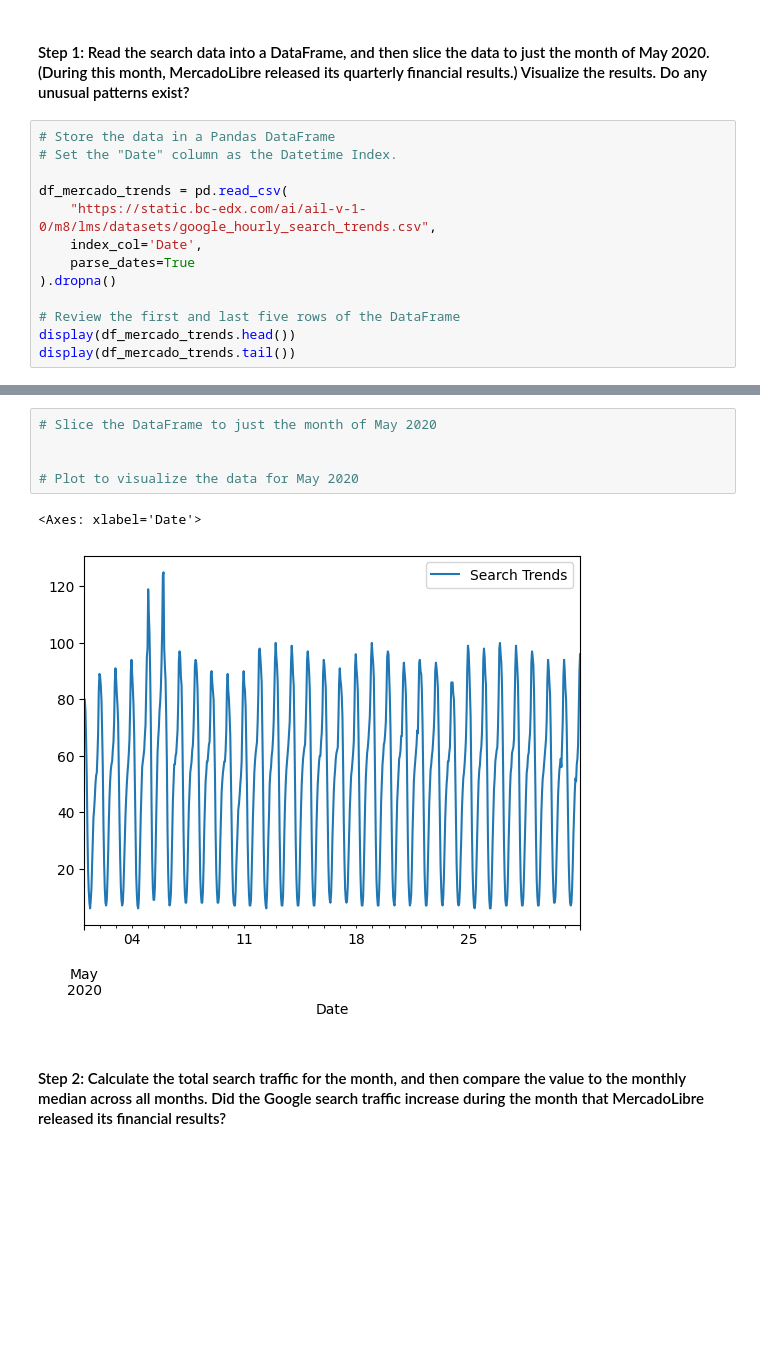
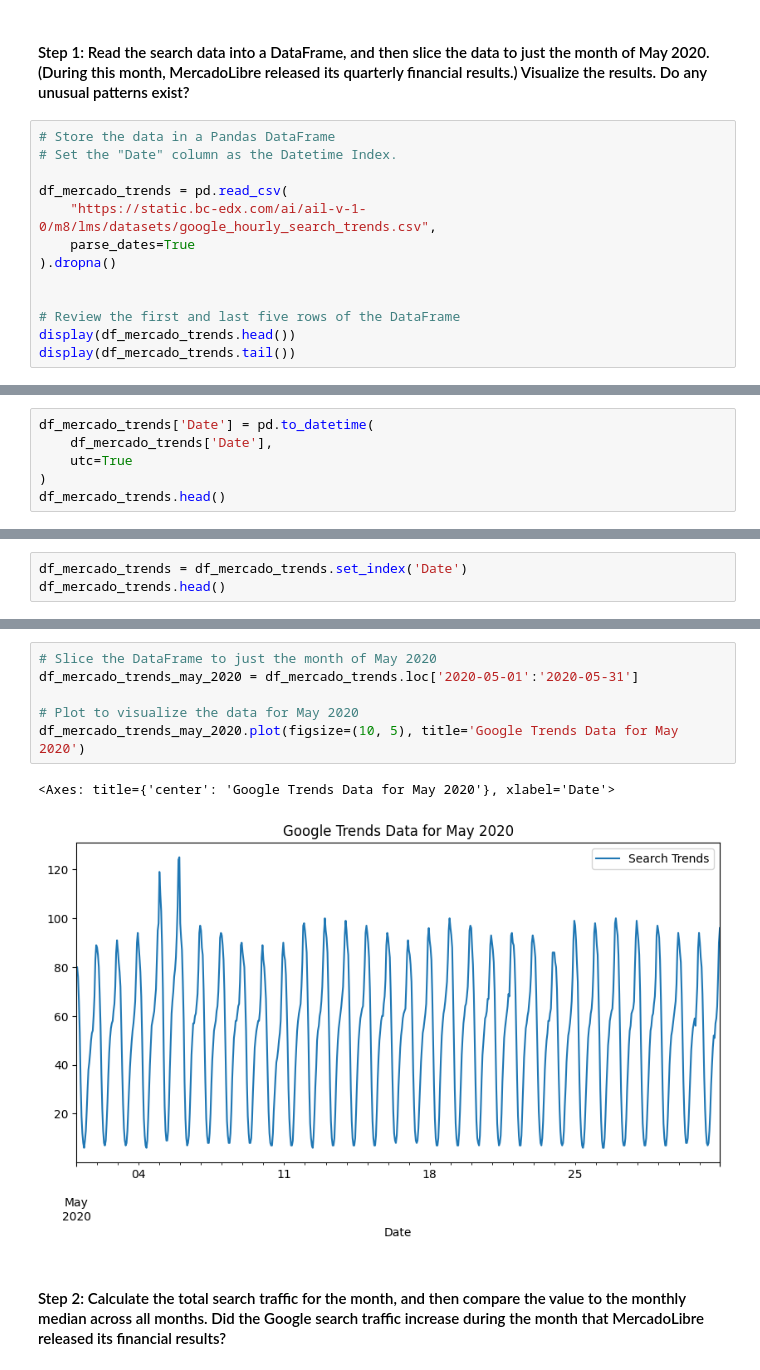
Before and after one commit to inCloset/prophet-challenge, a Jupyter notebook: forecasting_net_prophet.ipynb, the cells around one changed output, grey strips where cells are left out. Cells and saved outputs as stored; diff of their text form; blank space fills up the shorter version.

```diff
--- a/forecasting_net_prophet.ipynb
+++ b/forecasting_net_prophet.ipynb
@@ -40,9 +42,9 @@ To do so, complete the following steps:
 
 df_mercado_trends = pd.read_csv(
     "https://static.bc-edx.com/ai/ail-v-1-0/m8/lms/datasets/google_hourly_search_trends.csv",
-    index_col='Date',
     parse_dates=True
 ).dropna()
+
 
 # Review the first and last five rows of the DataFrame
 display(df_mercado_trends.head())
@@ -76,0 +78,6 @@ memory usage: 579.8 KB
+# %%
+df_mercado_trends['Date'] = pd.to_datetime(
+    df_mercado_trends['Date'],
+    utc=True
+)
+df_mercado_trends.head()
@@ -76,0 +103,3 @@ memory usage: 579.8 KB
+# %%
+df_mercado_trends = df_mercado_trends.set_index('Date')
+df_mercado_trends.head()
@@ -77,11 +114,12 @@ memory usage: 579.8 KB
 # %%
 # Slice the DataFrame to just the month of May 2020
-
+df_mercado_trends_may_2020 = df_mercado_trends.loc['2020-05-01':'2020-05-31']
 
 # Plot to visualize the data for May 2020
+df_mercado_trends_may_2020.plot(figsize=(10, 5), title='Google Trends Data for May 2020')
 # %% [output]
-<Axes: xlabel='Date'>
+<Axes: title={'center': 'Google Trends Data for May 2020'}, xlabel='Date'>
-[figure, old version]
+[figure, new version]
 # %% [markdown]
 #### Step 2: Calculate the total search traffic for the month, and then compare the value to the monthly median across all months. Did the Google search traffic increase during the month that MercadoLibre released its financial results?
 # %%
```
Also changed, not shown: parts of 13 cells of this notebook.
